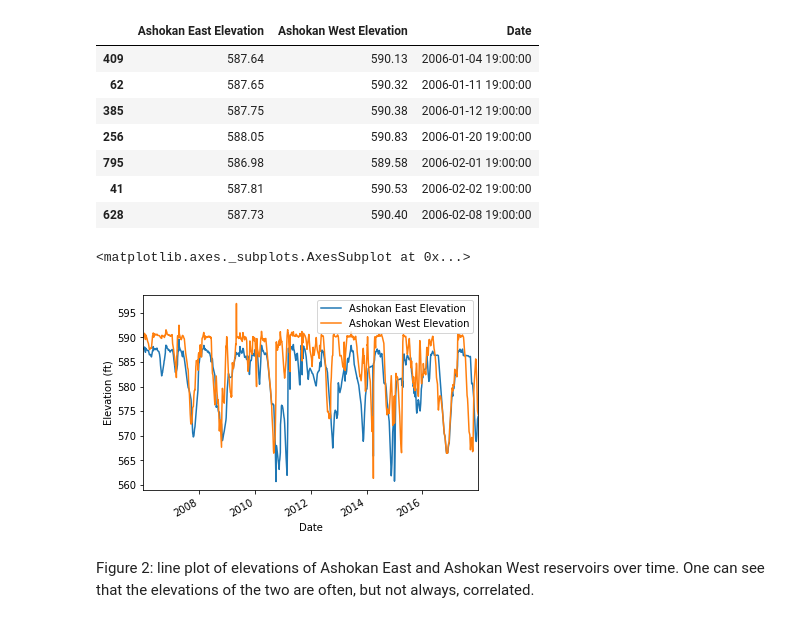
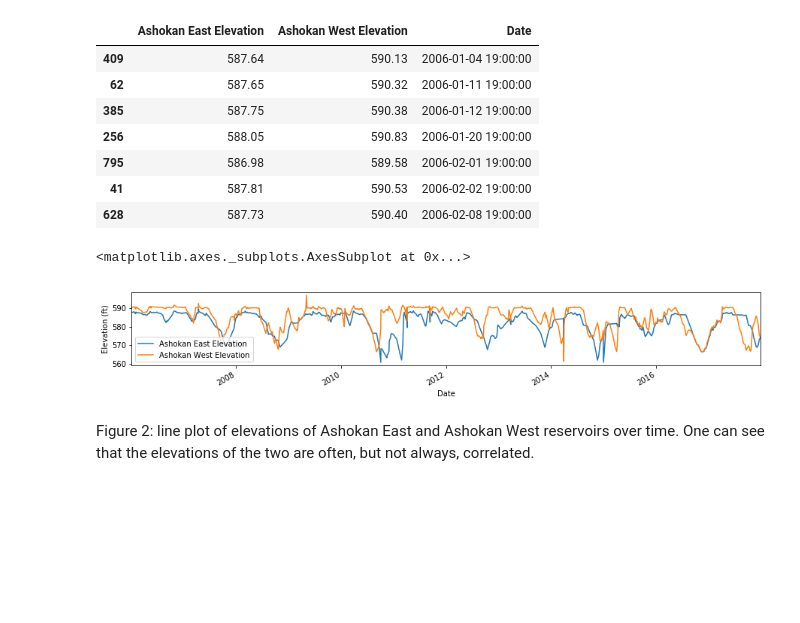
Before and after one commit to haomingsama/PUI2018_aaw329, a Jupyter notebook: HW3_aaw329/HW3_2_aaw329.ipynb, the cells around one changed output. Saved outputs shown, nothing was run; the diff lists cells and outputs as text; code cells hidden in the pictures; blank space fills up the shorter version.

Commit message:
Widen extra credit plot

```diff
--- a/HW3_aaw329/HW3_2_aaw329.ipynb
+++ b/HW3_aaw329/HW3_2_aaw329.ipynb
@@ -86,11 +86,12 @@ res_lvls.head(7)
 | 41 | 587.81 | 590.53 | 2006-02-02 19:00:00 |
 | 628 | 587.73 | 590.40 | 2006-02-08 19:00:00 |
 # %%
-plot = res_lvls.plot.line(y=["Ashokan East Elevation", "Ashokan West Elevation"], x="Date")
+# Use figsize to widen the plot so we can see the fluctuations more easily
+plot = res_lvls.plot.line(y=["Ashokan East Elevation", "Ashokan West Elevation"], x="Date",figsize=(15,2))
 plot.set_ylabel("Elevation (ft)")
 plot
 # %% [output]
 <matplotlib.axes._subplots.AxesSubplot at 0x...>
-[figure, old version]
+[figure, new version]
 # %% [markdown]
 Figure 2: line plot of elevations of Ashokan East and Ashokan West reservoirs over time. One can see that the elevations of the two are often, but not always, correlated.
```
